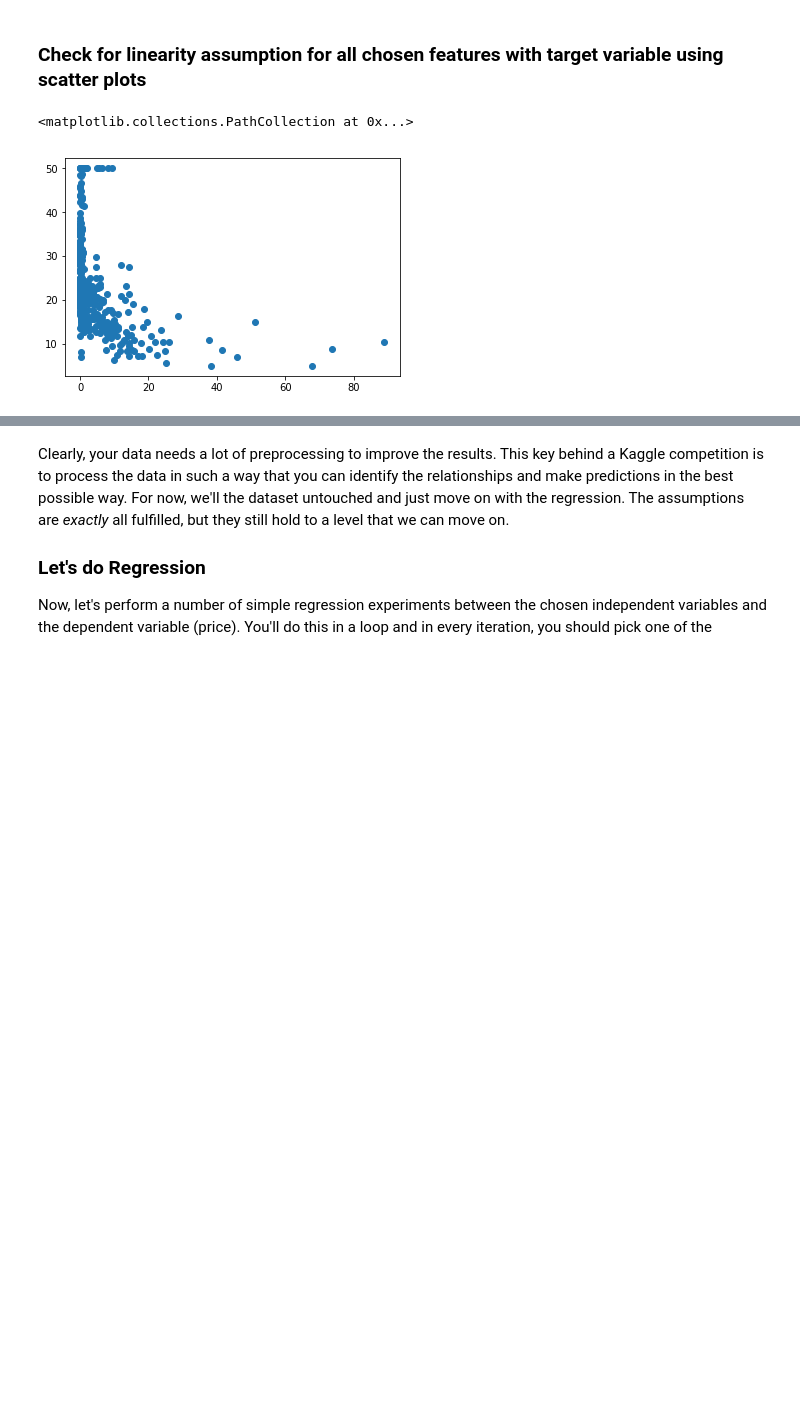
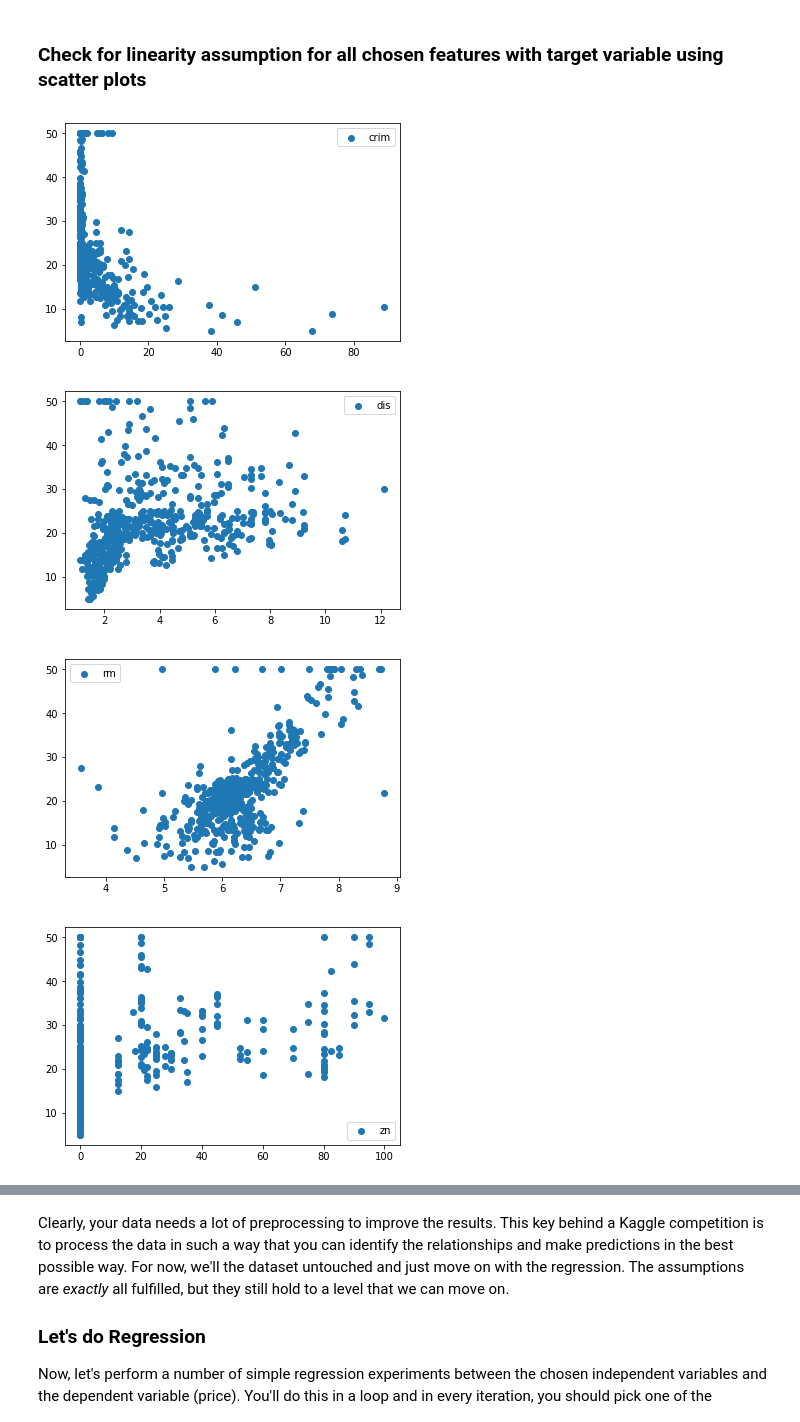
Before and after one commit to JonSolow/dsc-regression-boston-lab-dc-ds-career-042219, a Jupyter notebook: index.ipynb, the cells around one changed output, grey strips where cells are left out. Saved outputs shown, nothing was run; the diff lists cells and outputs as text; code cells hidden in the pictures; blank space fills up the shorter version.

```diff
--- a/index.ipynb
+++ b/index.ipynb
@@ -103,10 +103,12 @@ new_df.head()
 # %%
 # Your code here
 
 for col in ['crim', 'dis', 'rm', 'zn', 'age', 'medv']:
-    plt.scatter(x='crim', y='medv', data=new_df)
+    plt.scatter(x=col, y='medv', data=new_df, label=col)
     plt.legend()
     plt.show()
 # %% [output]
-<matplotlib.collections.PathCollection at 0x...>
-[figure, old version]
+[figure, new version]
+[figure, added]
+[figure, added]
+[figure, added]
```
Also changed, not shown: parts of 1 cell of this notebook.
